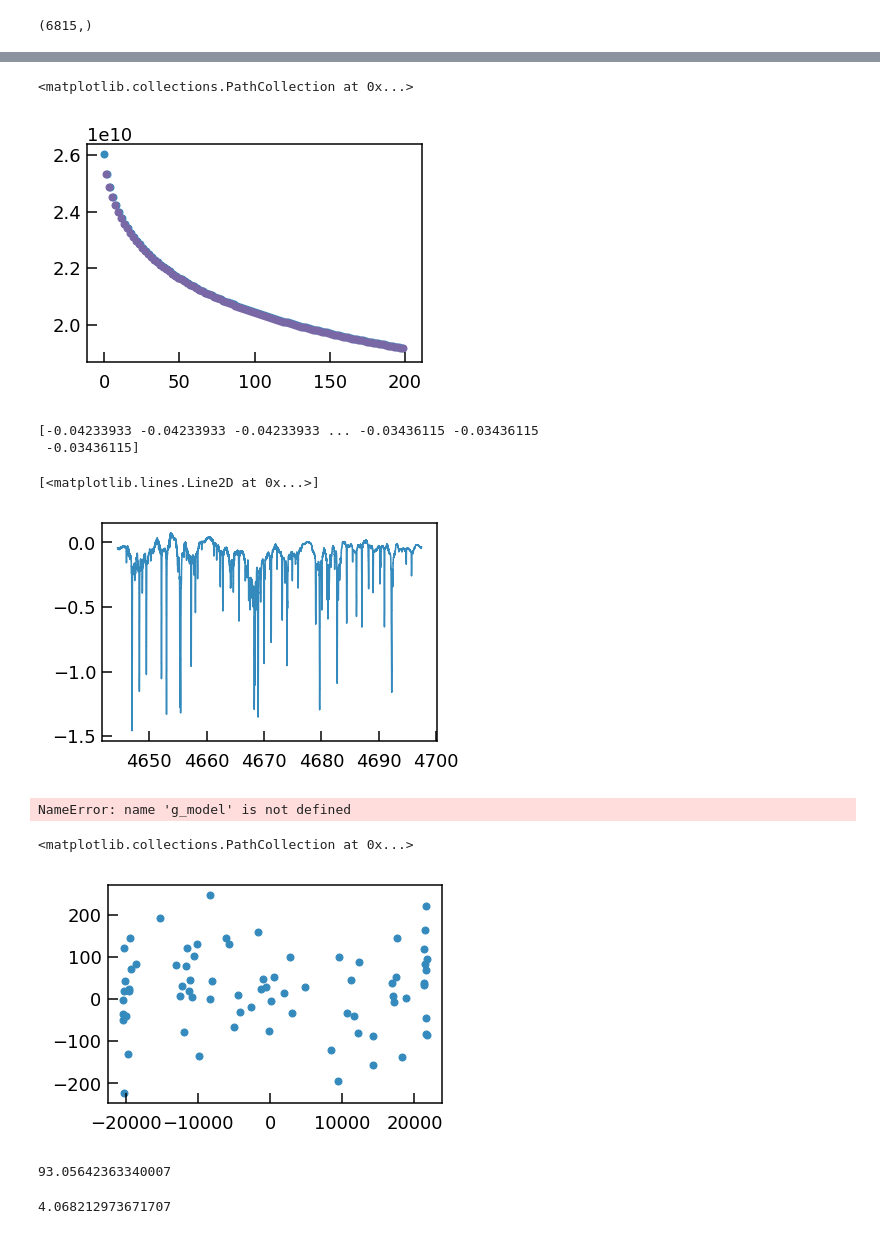
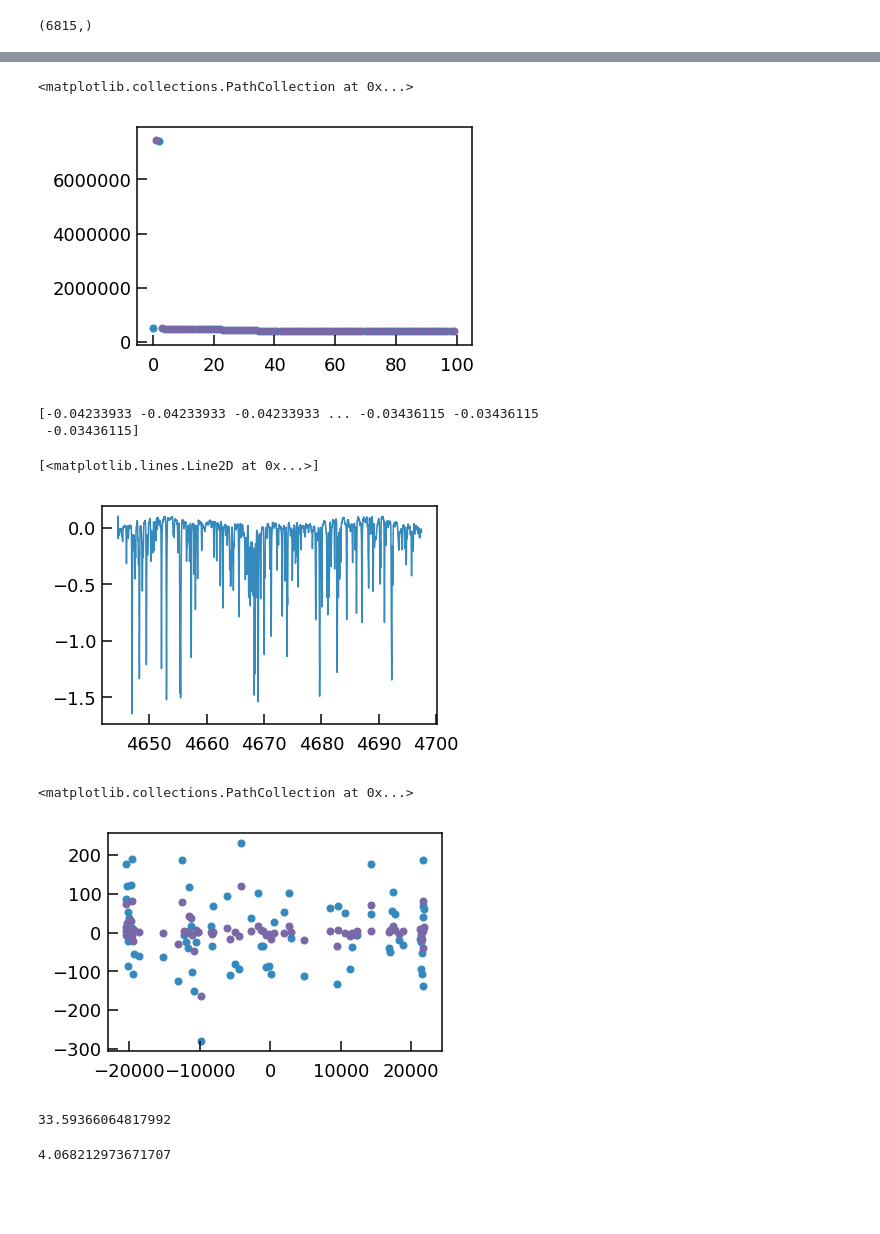
Before and after one commit to megbedell/wobble, a Jupyter notebook: notebooks/wobbleflow.ipynb, the cells around one changed output, grey strips where cells are left out. Drawn from its saved outputs; the diff is of its cells as text; code cells hidden in the pictures; blank space fills up the shorter version.

```diff
--- a/notebooks/wobbleflow.ipynb
+++ b/notebooks/wobbleflow.ipynb
@@ -46,5 +46,5 @@ data_tensor = tf.constant(data, dtype=T)
 xs_tensor = tf.constant(data_xs, dtype=T)
 ivars_tensor = tf.constant(ivars, dtype=T)
 # %%
-rvs_tensor = tf.Variable(pipeline_rvs + np.random.normal(0., 100., len(pipeline_rvs)), dtype=T)
-print rvs_tensor
+starting_rvs = pipeline_rvs + np.random.normal(0., 100., len(pipeline_rvs))
+rvs_tensor = tf.Variable(starting_rvs, dtype=T)
@@ -61,13 +59,13 @@ nll = tf.constant(0.0, dtype=T)
 for n in range(len(data)):
     shifted_xs = xs_tensor[n] + tf.log(doppler(rvs_tensor[n]))
     model = interp(shifted_xs, model_xs_tensor, model_ys_tensor)
-    nll += 0.5*tf.reduce_sum((data_tensor - model)**2 * ivars_tensor[n])
+    nll += 0.5*tf.reduce_sum((data_tensor[n] - model)**2 * ivars_tensor[n])
 
 grad_model = tf.gradients(nll, [model_ys_tensor])[0] + tf.zeros_like(model_ys_tensor)
 grad_rvs = tf.gradients(nll, [rvs_tensor])[0] + tf.zeros_like(rvs_tensor)
 # %%
-opt_model = tf.train.AdagradOptimizer(0.01).minimize(nll, var_list=model_ys_tensor)
-opt_rvs = tf.train.AdagradOptimizer(0.01).minimize(nll, var_list=rvs_tensor)
+opt_model = tf.train.AdagradOptimizer(0.05).minimize(nll, var_list=model_ys_tensor)
+opt_rvs = tf.train.AdagradOptimizer(10.).minimize(nll, var_list=rvs_tensor)
 # %%
 with tf.Session() as session:
     session.run(tf.global_variables_initializer())
@@ -113,7 +114,7 @@ plt.scatter(np.arange(len(nll_after_rvs))*2, nll_after_rvs)
 plt.scatter(np.arange(len(nll_after_rvs))*2 + 1, nll_after_model)
 # %% [output]
 <matplotlib.collections.PathCollection at 0x...>
-[figure, old version]
+[figure, new version]
 # %%
 print params_model
 plt.step(np.exp(model_xs), params_model)
@@ -121,20 +122,17 @@ plt.step(np.exp(model_xs), params_model)
 [-0.04233933 -0.04233933 -0.04233933 ... -0.03436115 -0.03436115
  -0.03436115]
 [<matplotlib.lines.Line2D at 0x...>]
-[figure, old version]
+[figure, new version]
-# %%
-plt.step(np.exp(model_xs), g_model)
-# %% [output]
-NameError: name 'g_model' is not defined
 # %%
+plt.scatter(pipeline_rvs, starting_rvs - pipeline_rvs)
 plt.scatter(pipeline_rvs, params_rvs - pipeline_rvs)
 # %% [output]
 <matplotlib.collections.PathCollection at 0x...>
-[figure, old version]
+[figure, new version]
 # %%
 np.std(params_rvs - pipeline_rvs)
 # %% [output]
-93.05642363340007
+33.59366064817992
 # %%
 np.std(pipeline_rvs - a.bervs)
 # %% [output]
```
Also changed, not shown: parts of 2 cells of this notebook, 1 other file.
